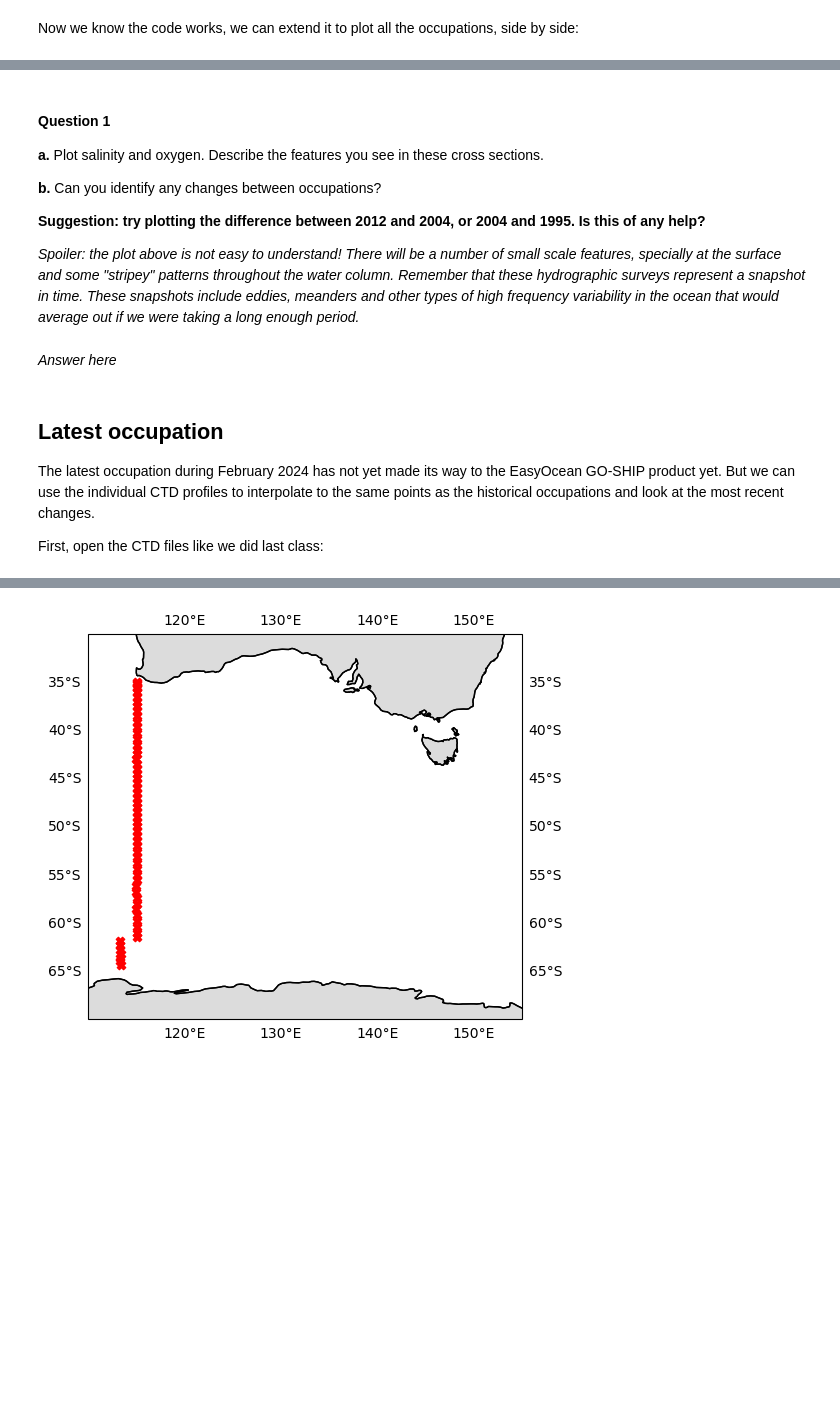
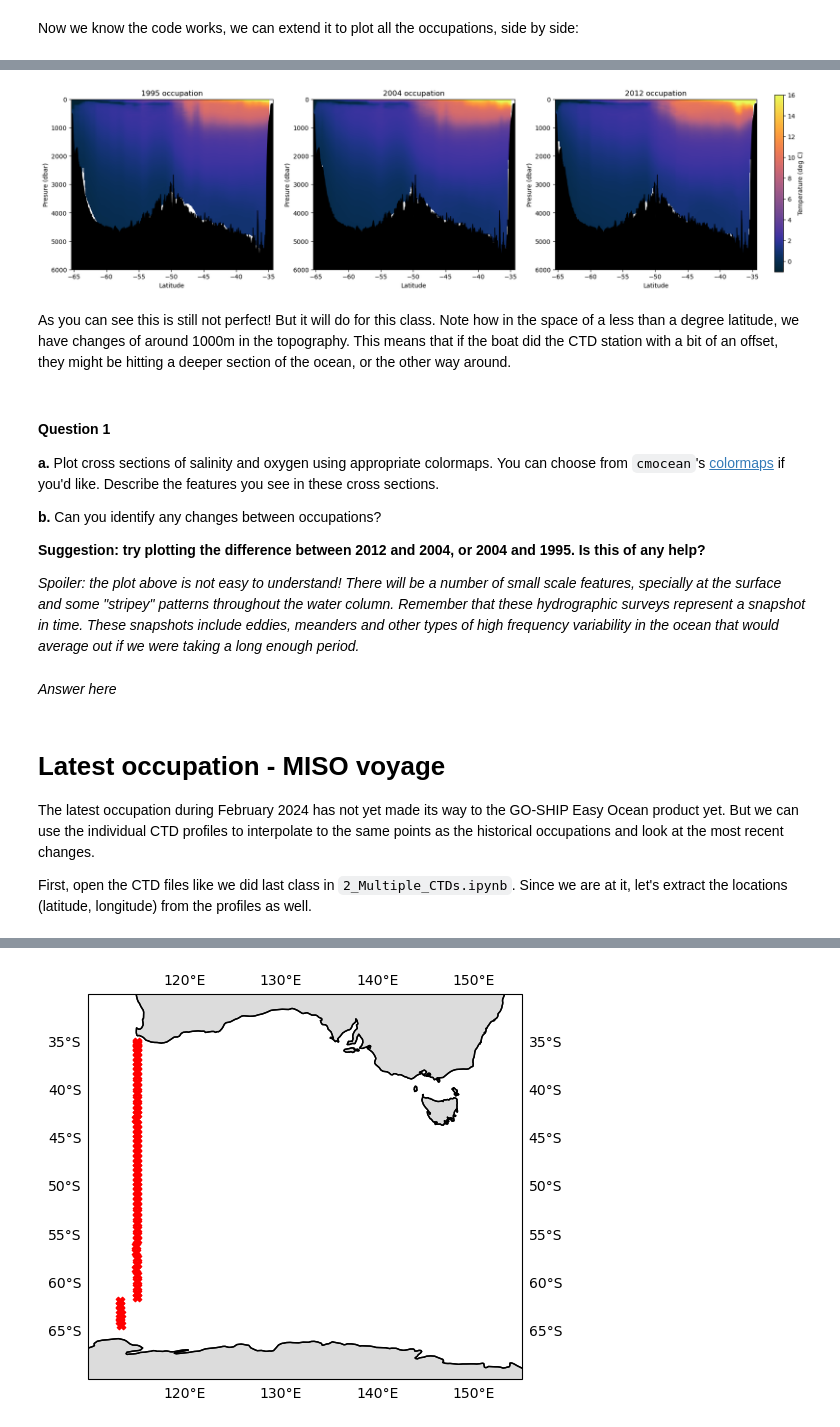
Before and after one commit to julia-neme/KSA_Observations_Modelling, a Jupyter notebook: Class2/1_Building_a_cross_section.ipynb, the cells around one changed output, grey strips where cells are left out. Drawn from its saved outputs; the diff is of its cells as text; code cells hidden in the pictures; blank space fills up the shorter version.

```diff
--- a/Class2/1_Building_a_cross_section.ipynb
+++ b/Class2/1_Building_a_cross_section.ipynb
@@ -91,7 +123,33 @@ axs[2].set_title('2012 occupation');
+# %%
+fig = plt.figure(figsize = (20,5))
+axs = [fig.add_subplot(131), fig.add_subplot(132), fig.add_subplot(133)]
+
+for i in range(0, 3):
+    i09s_temperature = I09S['temperature'].isel(gridded_section = i).squeeze()
+    pt = i09s_temperature.plot(ax = axs[i], vmin = -1, vmax = 16, cmap = cm.cm.thermal,
+                               add_colorbar = False)
+
+cbax = plt.axes([0.92, 0.1, 0.01, 0.8])
+cbar = plt.colorbar(pt, cax = cbax, orientation = 'vertical')
+cbar.ax.set_ylabel('Temperature (deg C)')
+
+for ax in axs:
+    ax.invert_yaxis()
+    ax.set_ylim(6000, None)
+    ax.set_xlabel('Latitude')
+    ax.set_ylabel('Presure (dbar)');
+    ax.fill_between(bathymetry['z']['lat'], 6000, -bathymetry['z'], color = 'k')
+axs[0].set_title('1995 occupation')
+axs[1].set_title('2004 occupation')
+axs[2].set_title('2012 occupation');
+# %% [output]
+[figure, added]
+# %% [markdown]
+As you can see this is still not perfect! But it will do for this class. Note how in the space of a less than a degree latitude, we have changes of around 1000m in the topography. This means that if the boat did the CTD station with a bit of an offset, they might be hitting a deeper section of the ocean, or the other way around.
 # %% [markdown]
 #### Question 1
 
-**a.** Plot salinity and oxygen. Describe the features you see in these cross sections.
+**a.** Plot cross sections of salinity and oxygen using appropriate colormaps. You can choose from `cmocean`'s [colormaps](https://matplotlib.org/cmocean/) if you'd like. Describe the features you see in these cross sections.
 
 **b.** Can you identify any changes between occupations?
 
@@ -101,11 +159,11 @@ axs[2].set_title('2012 occupation');
 # %% [markdown]
 *Answer here*
 # %% [markdown]
-## Latest occupation
+# Latest occupation - MISO voyage
 
-The latest occupation during February 2024 has not yet made its way to the EasyOcean GO-SHIP product yet. But we can use the individual CTD profiles to interpolate to the same points as the historical occupations and look at the most recent changes.
+The latest occupation during February 2024 has not yet made its way to the GO-SHIP Easy Ocean product yet. But we can use the individual CTD profiles to interpolate to the same points as the historical occupations and look at the most recent changes.
 
-First, open the CTD files like we did last class:
+First, open the CTD files like we did last class in `2_Multiple_CTDs.ipynb`. Since we are at it, let's extract the locations (latitude, longitude) from the profiles as well.
 # %%
 path_to_files = glob.glob('data/*Ctd*')
 path_to_files = np.sort(path_to_files)
```
Also changed, not shown: parts of 22 cells of this notebook, 4 other files.
